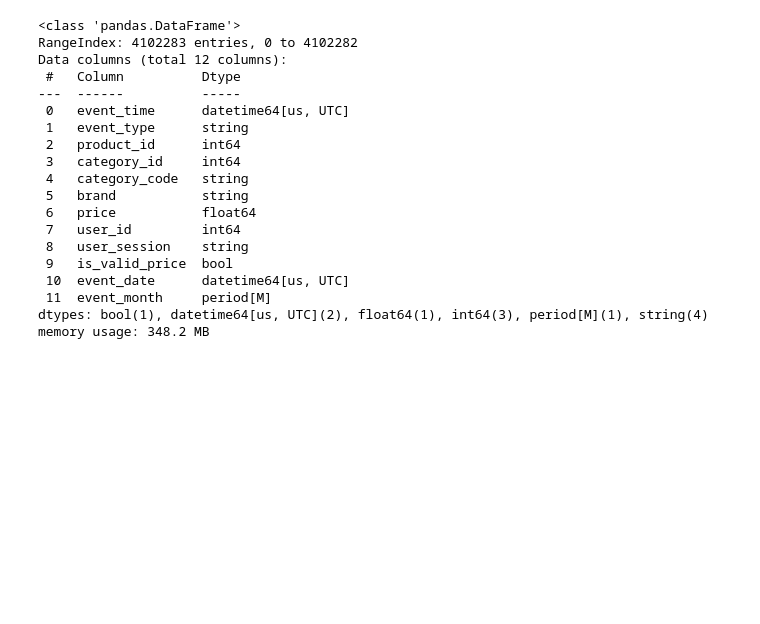
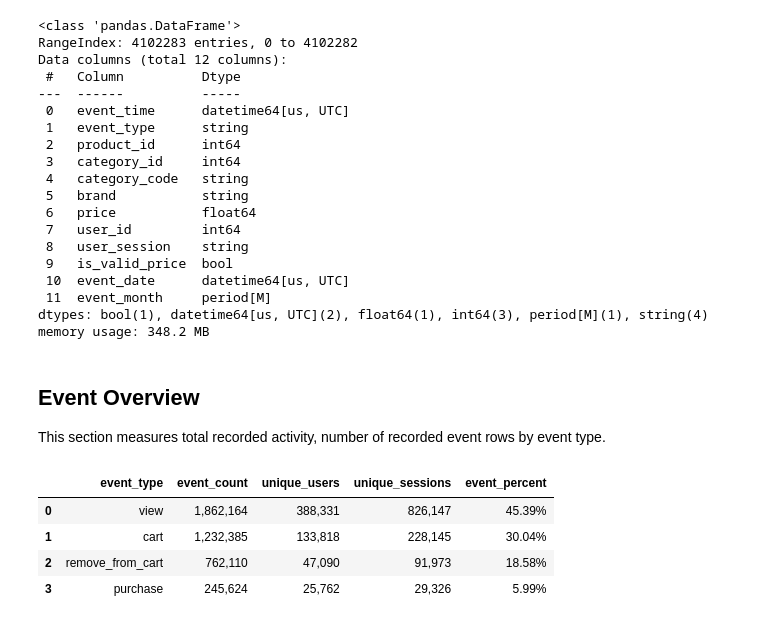
Before and after one commit to moriyuko/ecommerce-product-analysis, a Jupyter notebook: notebook.ipynb, the cells around one changed output. Saved outputs shown, nothing was run; the diff lists cells and outputs as text; code cells hidden in the pictures; blank space fills up the shorter version.

```diff
--- a/notebook.ipynb
+++ b/notebook.ipynb
@@ -451,3 +451,48 @@ Data columns (total 12 columns):
  11  event_month     period[M]
 dtypes: bool(1), datetime64[us, UTC](2), float64(1), int64(3), period[M](1), string(4)
 memory usage: 348.2 MB
+# %% [markdown]
+## Event Overview
+
+This section measures total recorded activity, number of recorded event rows by event type.
+# %%
+EVENT_ORDER = [
+    "view",
+    "cart",
+    "remove_from_cart",
+    "purchase",
+]
+
+event_overview = (
+    df.groupby("event_type")
+    .agg(
+        event_count=("event_type", "size"),
+        unique_users=("user_id", "nunique"),
+        unique_sessions=("user_session", "nunique"),
+    )
+    .reindex(EVENT_ORDER)
+    .reset_index()
+)
+
+event_overview["event_percent"] = (
+    event_overview["event_count"]
+    .div(event_overview["event_count"].sum())
+    .mul(100)
+)
+
+event_overview
+
+display(
+    event_overview.style.format({
+        "event_count": "{:,.0f}",
+        "event_percent": "{:.2f}%",
+        "unique_users": "{:,.0f}",
+        "unique_sessions": "{:,.0f}",
+    })
+)
+# %% [output]
+|  | event_type | event_count | unique_users | unique_sessions | event_percent |
+| 0 | view | 1,862,164 | 388,331 | 826,147 | 45.39% |
+| 1 | cart | 1,232,385 | 133,818 | 228,145 | 30.04% |
+| 2 | remove_from_cart | 762,110 | 47,090 | 91,973 | 18.58% |
+| 3 | purchase | 245,624 | 25,762 | 29,326 | 5.99% |
```
Also changed, not shown: parts of 4 cells of this notebook.
